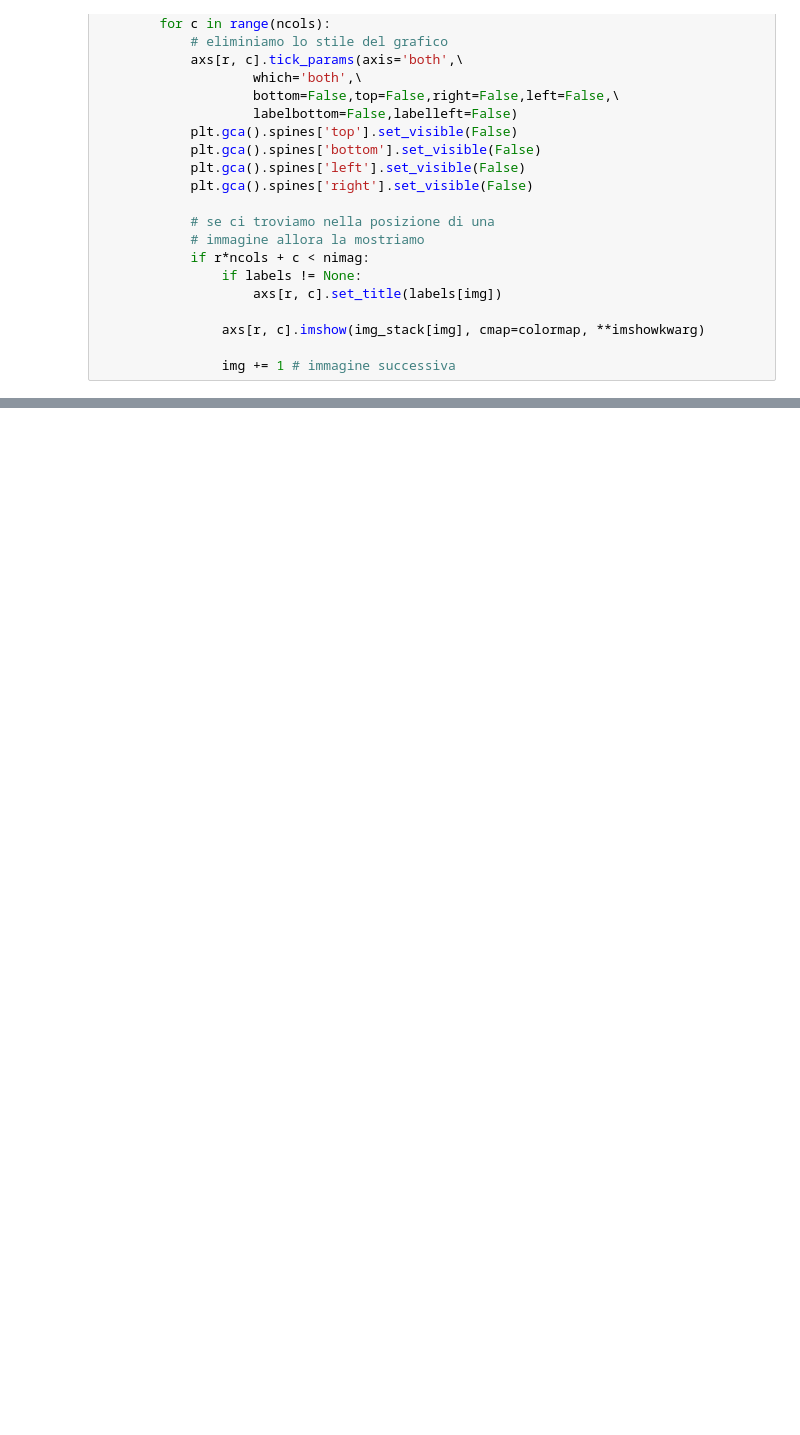
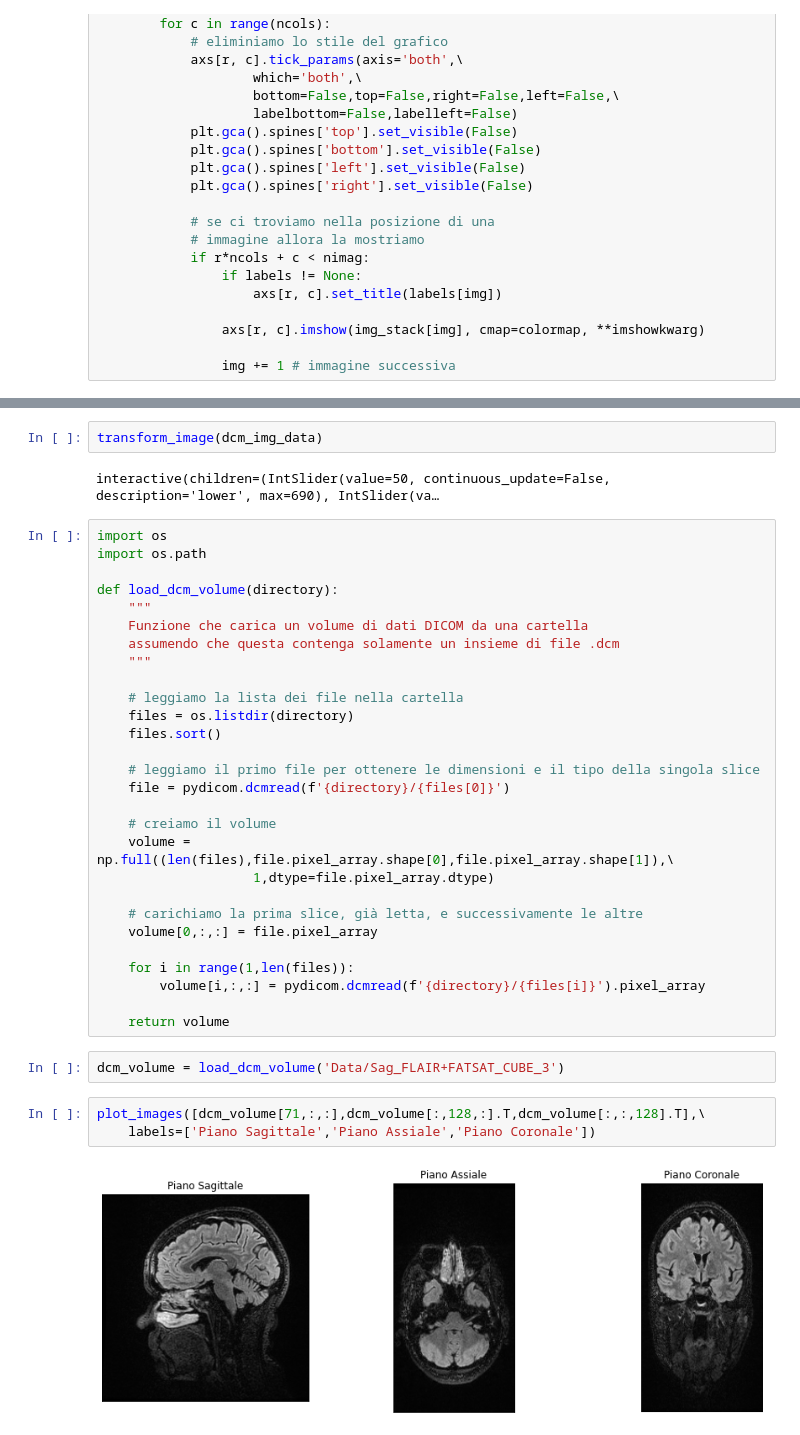
Before and after one commit to fredffsixty/Medical_Imaging, a Jupyter notebook: Elaborazione immagini digitali.ipynb, the cells around one changed output, grey strips where cells are left out. Saved outputs shown, nothing was run; the diff lists cells and outputs as text; blank space fills up the shorter version.

```diff
--- a/Elaborazione immagini digitali.ipynb
+++ b/Elaborazione immagini digitali.ipynb
@@ -46,0 +119,39 @@ def plot_images(img_stack, *, labels=None, figdim=5, colormap=plt.cm.gray, **ims
+# %%
+transform_image(dcm_img_data)
+# %% [output]
+interactive(children=(IntSlider(value=50, continuous_update=False, description='lower', max=690), IntSlider(va…
+# %%
+import os
+import os.path
+
+def load_dcm_volume(directory):
+    """
+    Funzione che carica un volume di dati DICOM da una cartella
+    assumendo che questa contenga solamente un insieme di file .dcm
+    """
+
+    # leggiamo la lista dei file nella cartella
+    files = os.listdir(directory)
+    files.sort()
+
+    # leggiamo il primo file per ottenere le dimensioni e il tipo della singola slice
+    file = pydicom.dcmread(f'{directory}/{files[0]}')
+
+    # creiamo il volume
+    volume = np.full((len(files),file.pixel_array.shape[0],file.pixel_array.shape[1]),\
+                    1,dtype=file.pixel_array.dtype)
+
+    # carichiamo la prima slice, già letta, e successivamente le altre
+    volume[0,:,:] = file.pixel_array
+
+    for i in range(1,len(files)):
+        volume[i,:,:] = pydicom.dcmread(f'{directory}/{files[i]}').pixel_array
+
+    return volume
+# %%
+dcm_volume = load_dcm_volume('Data/Sag_FLAIR+FATSAT_CUBE_3')
+# %%
+plot_images([dcm_volume[71,:,:],dcm_volume[:,128,:].T,dcm_volume[:,:,128].T],\
+    labels=['Piano Sagittale','Piano Assiale','Piano Coronale'])
+# %% [output]
+[figure, added]
```
Also changed, not shown: parts of 7 cells of this notebook.
